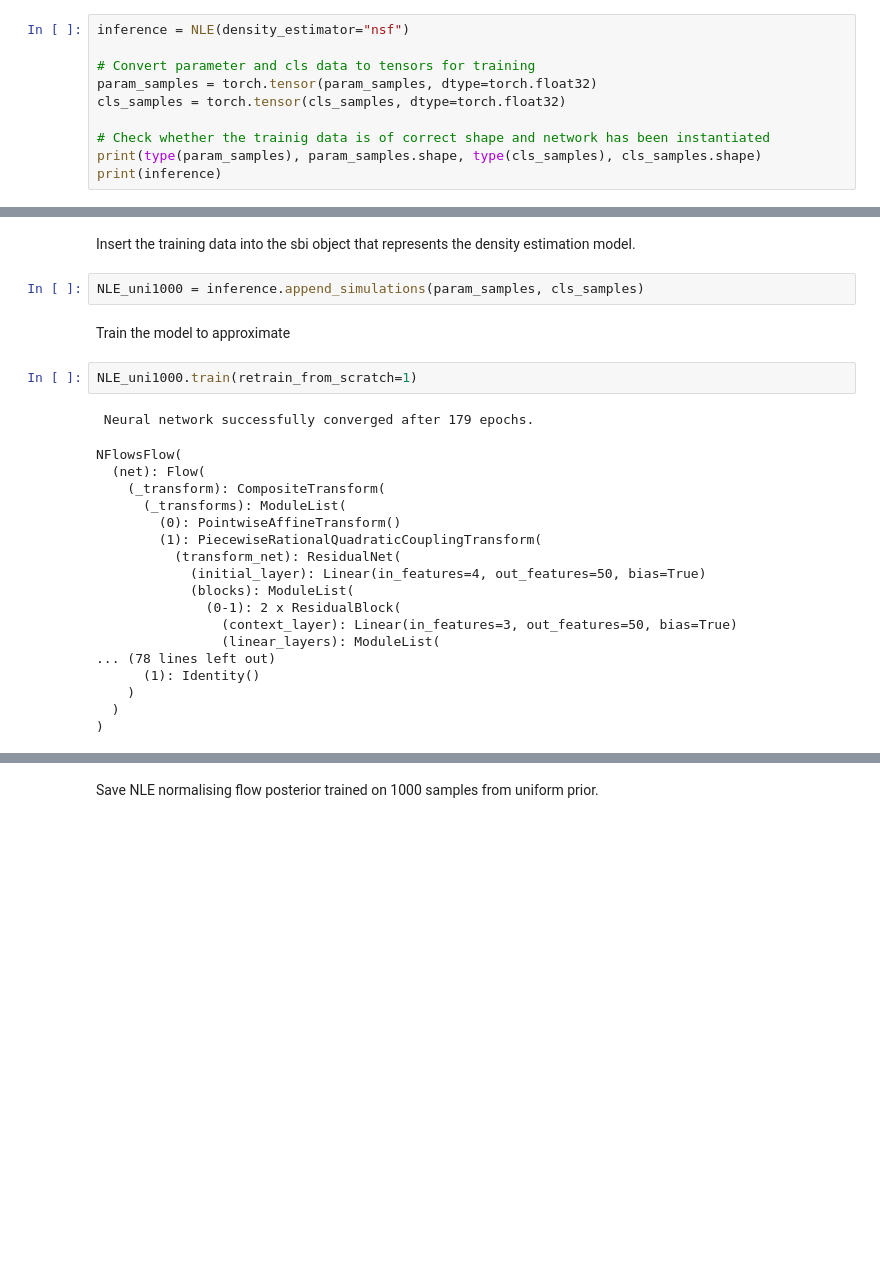
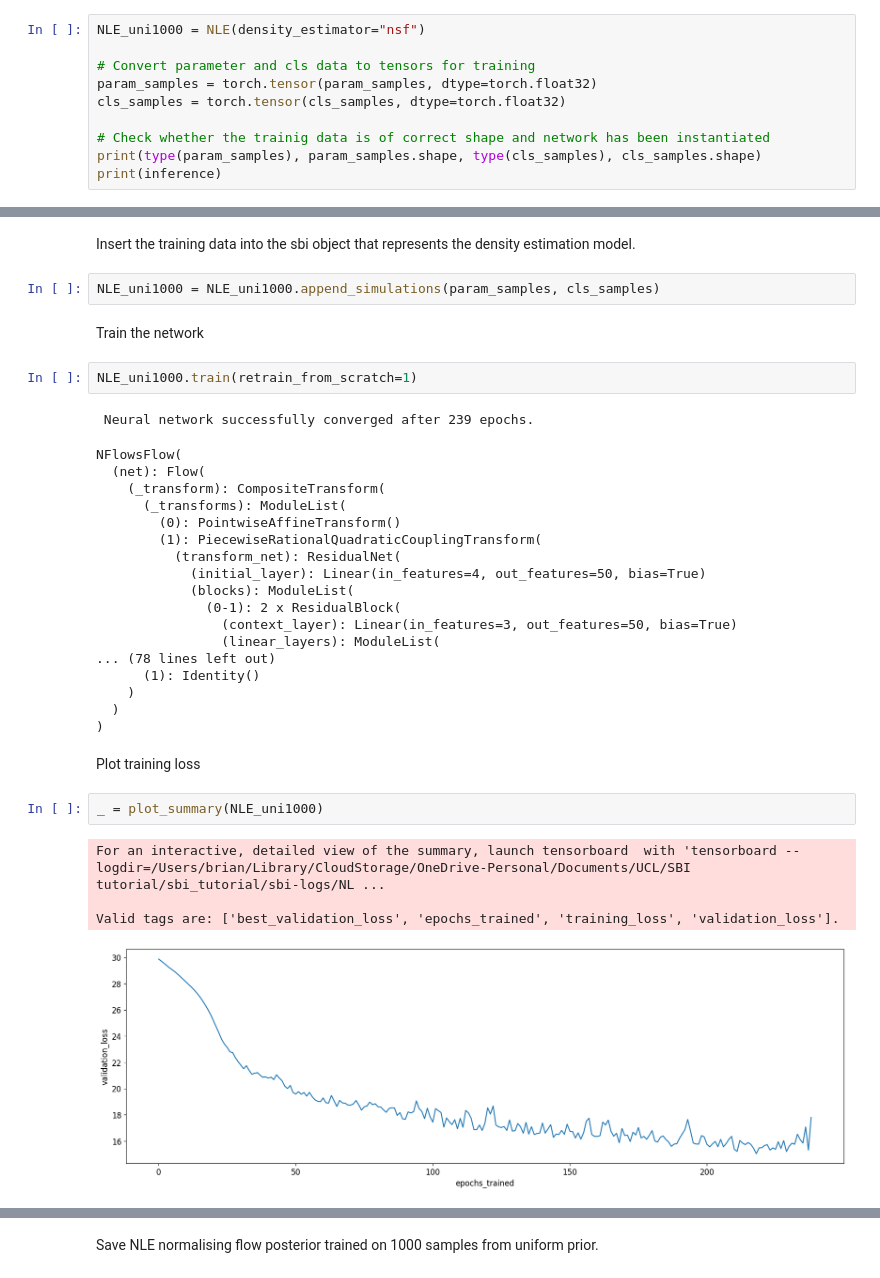
Before and after one commit to astro-informatics/sbi_tutorial, a Jupyter notebook: sbi_demo.ipynb, the cells around one changed output, grey strips where cells are left out. Saved outputs shown, nothing was run; the diff lists cells and outputs as text; blank space fills up the shorter version.

Commit message:
Added NLE posterior plot

```diff
--- a/sbi_demo.ipynb
+++ b/sbi_demo.ipynb
@@ -422,5 +404,5 @@ print(np.cov(param_samples))
 # %%
-inference = NLE(density_estimator="nsf")
+NLE_uni1000 = NLE(density_estimator="nsf")
 
 # Convert parameter and cls data to tensors for training
 param_samples = torch.tensor(param_samples, dtype=torch.float32)
@@ -435,13 +417,13 @@ print(inference)
 # %% [markdown]
 Insert the training data into the sbi object that represents the density estimation model.
 # %%
-NLE_uni1000 = inference.append_simulations(param_samples, cls_samples)
+NLE_uni1000 = NLE_uni1000.append_simulations(param_samples, cls_samples)
 # %% [markdown]
-Train the model to approximate
+Train the network
 # %%
 NLE_uni1000.train(retrain_from_scratch=1)
 # %% [output]
- Neural network successfully converged after 179 epochs.
+ Neural network successfully converged after 239 epochs.
 NFlowsFlow(
   (net): Flow(
     (_transform): CompositeTransform(
@@ -459,3 +441,12 @@ NFlowsFlow(
     )
   )
 )
+# %% [markdown]
+Plot training loss
+# %%
+_ = plot_summary(NLE_uni1000)
+# %% [output]
+For an interactive, detailed view of the summary, launch tensorboard  with 'tensorboard --logdir=/Users/brian/Library/CloudStorage/OneDrive-Personal/Documents/UCL/SBI tutorial/sbi_tutorial/sbi-logs/NL ...
+
+Valid tags are: ['best_validation_loss', 'epochs_trained', 'training_loss', 'validation_loss'].
+[figure, added]
```
Also changed, not shown: parts of 11 cells of this notebook.
